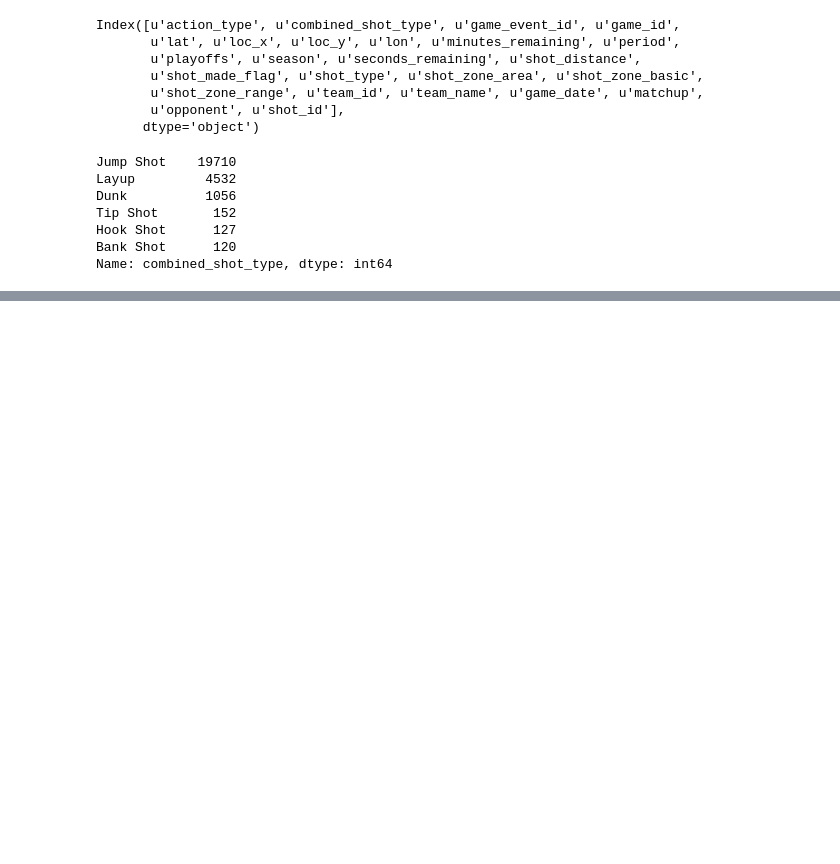
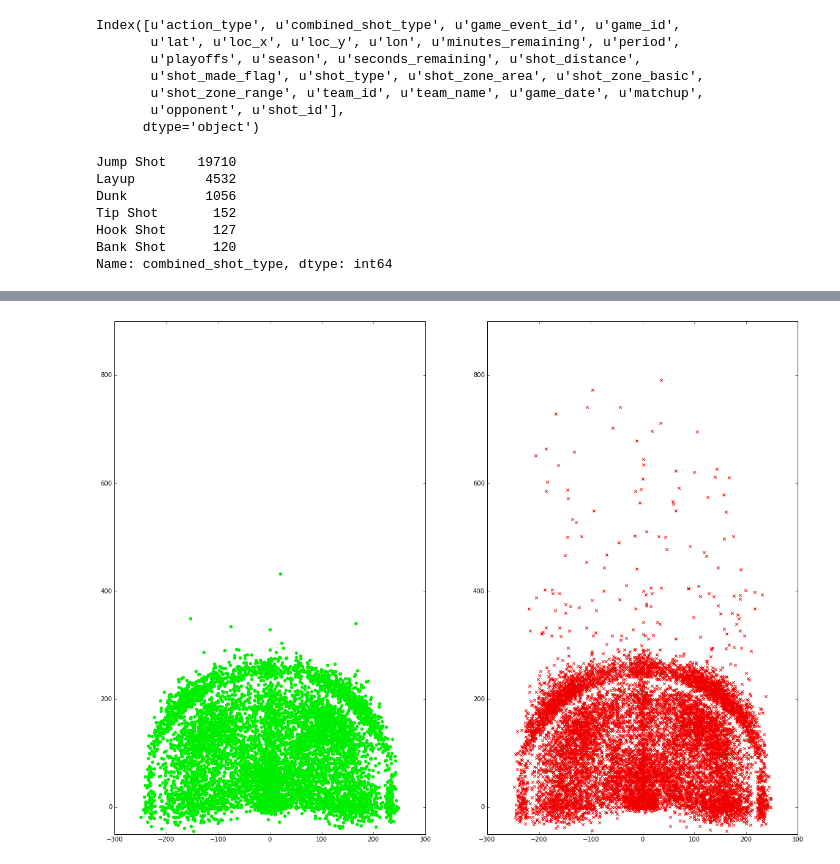
Before and after one commit to 26huitailang/python-of-data-analysis, a Jupyter notebook: Kobe-Bryant-Shot-Selection/Kobe-shot-analysis.ipynb, the cells around one changed output, grey strips where cells are left out. Saved outputs shown, nothing was run; the diff lists cells and outputs as text; code cells hidden in the pictures; blank space fills up the shorter version.

```diff
--- a/Kobe-Bryant-Shot-Selection/Kobe-shot-analysis.ipynb
+++ b/Kobe-Bryant-Shot-Selection/Kobe-shot-analysis.ipynb
@@ -48,0 +55,12 @@ Name: combined_shot_type, dtype: int64
+# %%
+fig2 = plt.figure(figsize=(20, 15))
+ax1 = fig2.add_subplot(1, 2, 1); ax2 = fig2.add_subplot(1, 2, 2)
+df_in = df_no_pre[df_no_pre.shot_made_flag == 1]
+df_out = df_no_pre[df_no_pre.shot_made_flag == 0]
+ax1.scatter(x=df_in['loc_x'], y=df_in['loc_y'], marker='o', color='#00EE00', label='In')
+ax1.set_ylim([-50, 900])
+ax2.scatter(x=df_out['loc_x'], y=df_out['loc_y'], marker='x', color='#EE0000', label='Out')
+ax2.set_ylim([-50, 900])
+fig2.savefig('shot_made_and_missed.png')
+# %% [output]
+[figure, added]
```
Also changed, not shown: parts of 1 cell of this notebook, 1 other file.
